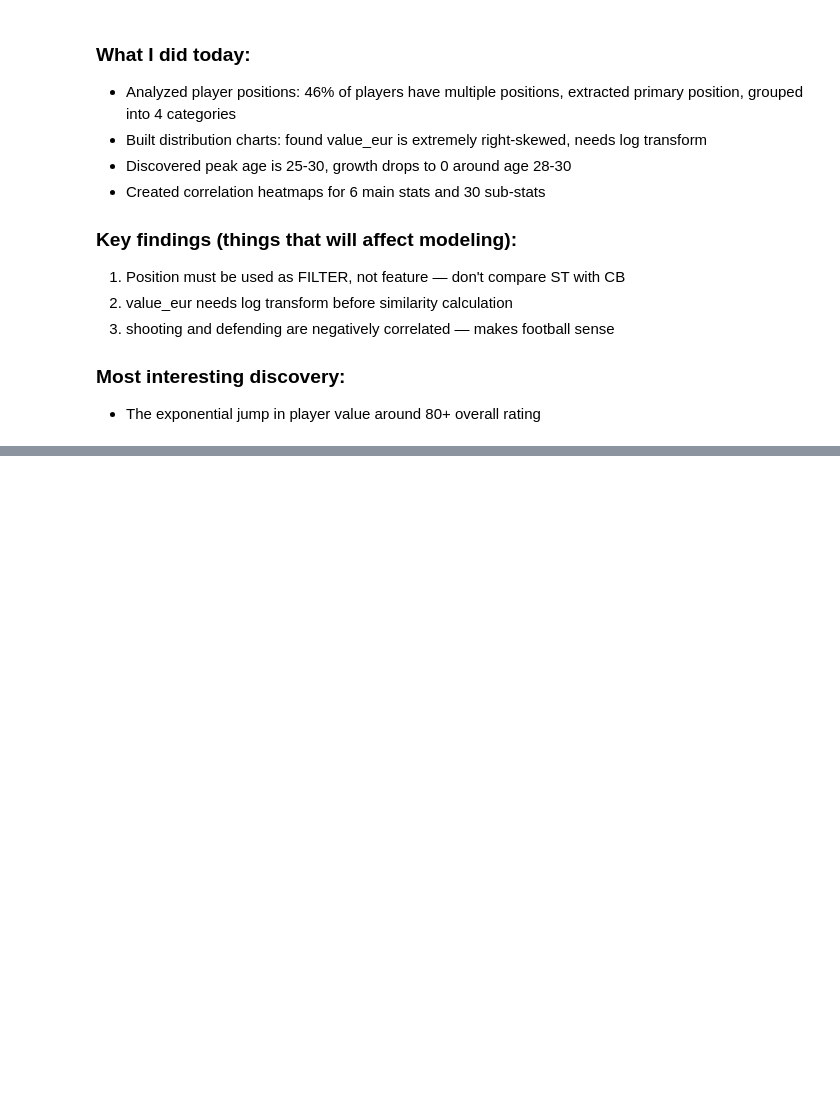
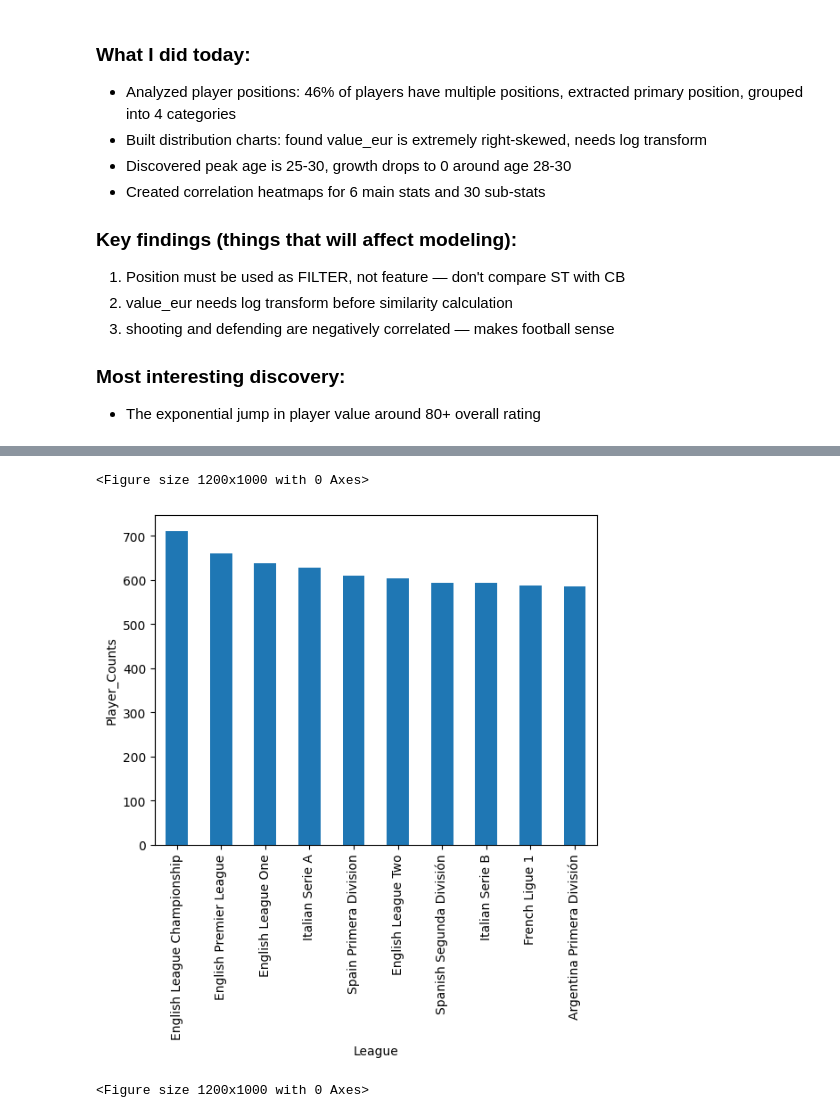
Before and after one commit to alyboii/fifa15dataset, a Jupyter notebook: fifa15dataset/edafifa15.ipynb, the cells around one changed output, grey strips where cells are left out. Cells and saved outputs as stored; diff of their text form; code cells hidden in the pictures; blank space fills up the shorter version.

```diff
--- a/fifa15dataset/edafifa15.ipynb
+++ b/fifa15dataset/edafifa15.ipynb
@@ -1478,0 +1633,10 @@ mentality_penalites defeneding_tackele are not correlated cause they are two dif
+# %%
+
+df["league_name"].value_counts().head(10).plot(kind = "bar")
+plt.xlabel("League")
+plt.ylabel("Player_Counts")
+plt.figure(figsize=(12,10))
+# %% [output]
+<Figure size 1200x1000 with 0 Axes>
+[figure, added]
+<Figure size 1200x1000 with 0 Axes>
```
Also changed, not shown: parts of 32 cells of this notebook.
